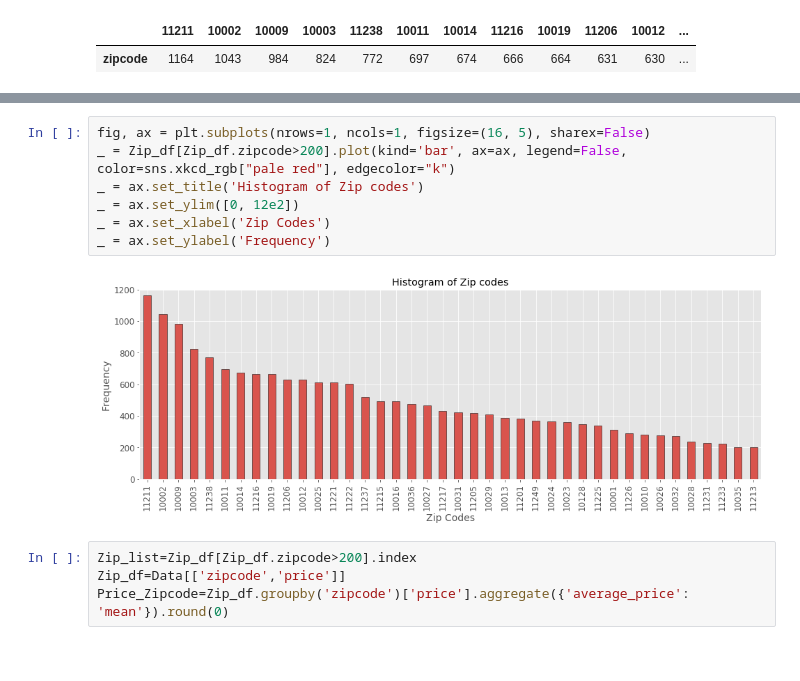
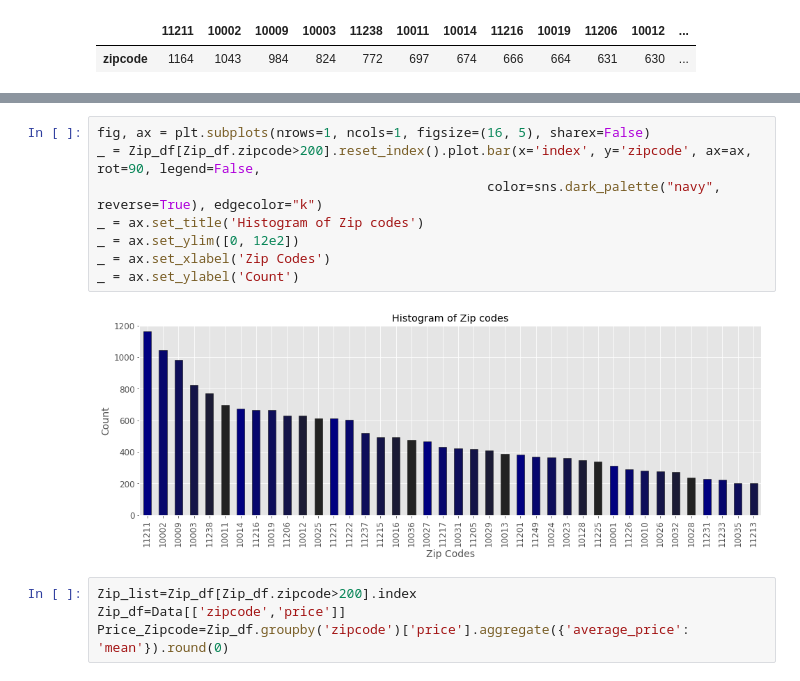
Before and after one commit to HatefDastour/Portfolio, a Jupyter notebook: data_exploration/Airbnb_Listings_Data_Exploration.ipynb, the cells around one changed output, grey strips where cells are left out. Drawn from its saved outputs; the diff is of its cells as text.

```diff
--- a/data_exploration/Airbnb_Listings_Data_Exploration.ipynb
+++ b/data_exploration/Airbnb_Listings_Data_Exploration.ipynb
@@ -199,12 +222,13 @@ Zip_df[Zip_df.zipcode>200].head(18).T
 # %%
 fig, ax = plt.subplots(nrows=1, ncols=1, figsize=(16, 5), sharex=False)
-_ = Zip_df[Zip_df.zipcode>200].plot(kind='bar', ax=ax, legend=False, color=sns.xkcd_rgb["pale red"], edgecolor="k")
+_ = Zip_df[Zip_df.zipcode>200].reset_index().plot.bar(x='index', y='zipcode', ax=ax, rot=90, legend=False,
+                                                  color=sns.dark_palette("navy", reverse=True), edgecolor="k")
 _ = ax.set_title('Histogram of Zip codes')
 _ = ax.set_ylim([0, 12e2])
 _ = ax.set_xlabel('Zip Codes')
-_ = ax.set_ylabel('Frequency')
+_ = ax.set_ylabel('Count')
 # %% [output]
-[figure, old version]
+[figure, new version]
 # %%
 Zip_list=Zip_df[Zip_df.zipcode>200].index
 Zip_df=Data[['zipcode','price']]
```
Also changed, not shown: parts of 14 cells of this notebook.
